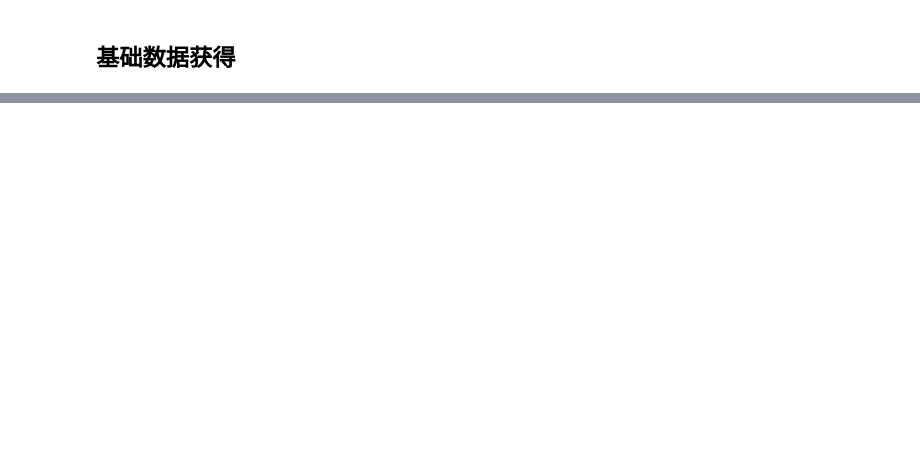
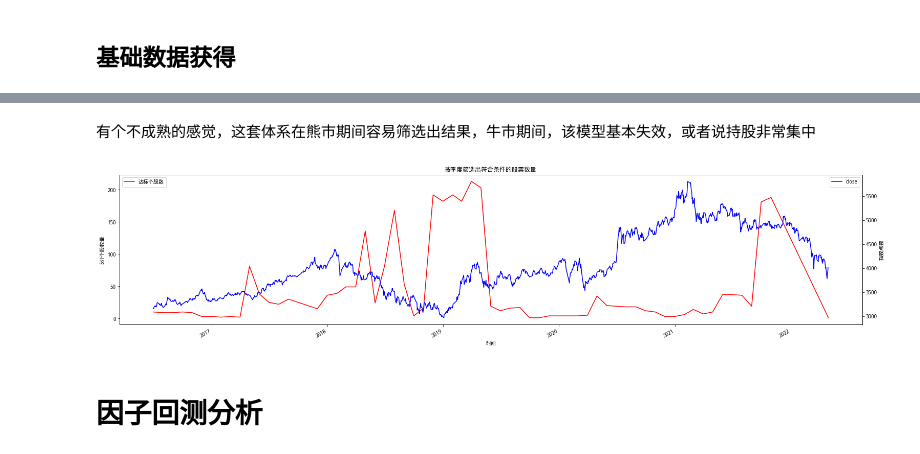
Before and after one commit to congcong009/joinquant_share, a Jupyter notebook: rd_lib/研究类/研报复现/基本面量化/罗伯瑞克超额现金流选股/罗伯瑞克超额现金流选股法.ipynb, the cells around one changed output, grey strips where cells are left out. Drawn from its saved outputs; the diff is of its cells as text; code cells hidden in the pictures; blank space fills up the shorter version.

```diff
--- a/rd_lib/研究类/研报复现/基本面量化/罗伯瑞克超额现金流选股/罗伯瑞克超额现金流选股法.ipynb
+++ b/rd_lib/研究类/研报复现/基本面量化/罗伯瑞克超额现金流选股/罗伯瑞克超额现金流选股法.ipynb
@@ -170,8 +208,18 @@ class CashflowFactor(Factor):
 ## 设置全局参数
 # %%
 # 时间区间
-startDt, endDt = '2022-01-01', '2022-05-01'  # for test
+startDt, endDt = '2018-12-31', '2022-01-01'  # for test
 # startDt, endDt = '2014-01-01', '2022-05-01'
 
 # 每月初的日期列表，用于获取因子
-periods: List = get_trade_period(startDt, endDt, 'M')
+periods: List = get_trade_period(startDt, endDt, 'ME')
+
+# 股票池
+stk_pool = '000300.XSHG'  # 'A'
+stock_list = get_index_stocks(stk_pool) # test
+
+# stk_pool = 'A'
+# stock_list = get_all_securities(types=['stock']).index.tolist()
+
+# 基准代码
+benchmark_code = '000300.XSHG'
@@ -214,0 +427,24 @@ basic_df
+# %% [markdown]
+有个不成熟的感觉，这套体系在熊市期间容易筛选出结果，牛市期间，该模型基本失效，或者说持股非常集中
+# %%
+cff_df_5 = cff_df.query("CashflowFactor == 5").groupby('date').size()
+benchmark = get_price(benchmark_code, cff_df_5.index[0], cff_df_5.index[-1], fields='close')
+
+fig = plt.figure(figsize=(26, 6))
+ax1 = fig.add_subplot(111)
+cff_df_5.plot(ax=ax1, label='达标个股数', color='r')
+ax1.set_ylabel("5分个股数量")
+plt.legend(loc=2)
+plt.xlabel("时间")
+
+ax2 = ax1.twinx()
+benchmark.plot(ax=ax2, label='沪深300行情', color='b')
+ax2.set_ylabel("指数点数")
+plt.legend(loc=1)
+
+plt.title("按季度筛选出符合条件的股票数量")
+plt.show()
+# %% [output]
+[figure, added]
+# %% [markdown]
+# 因子回测分析
```
Also changed, not shown: parts of 42 cells of this notebook.
